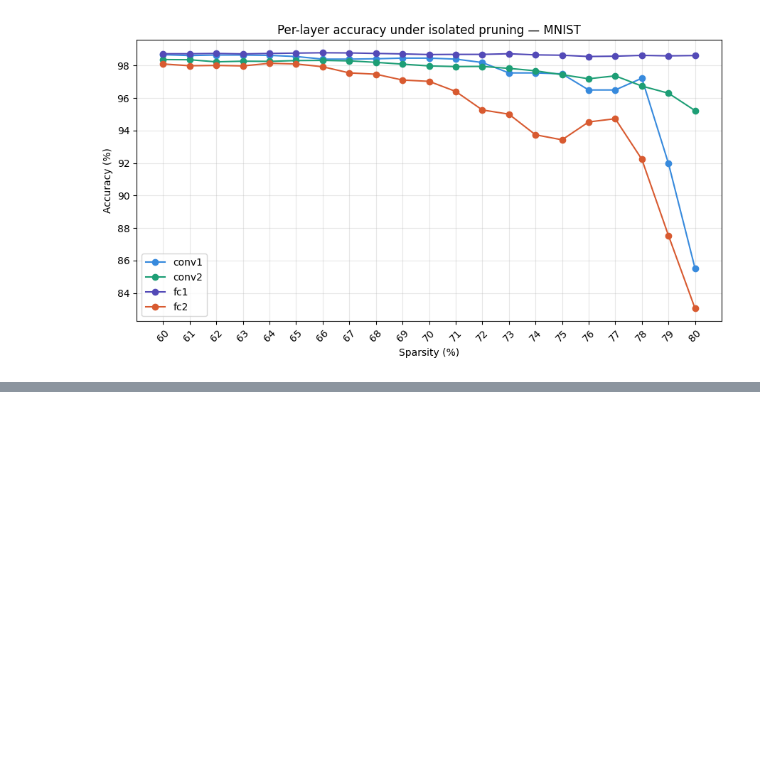
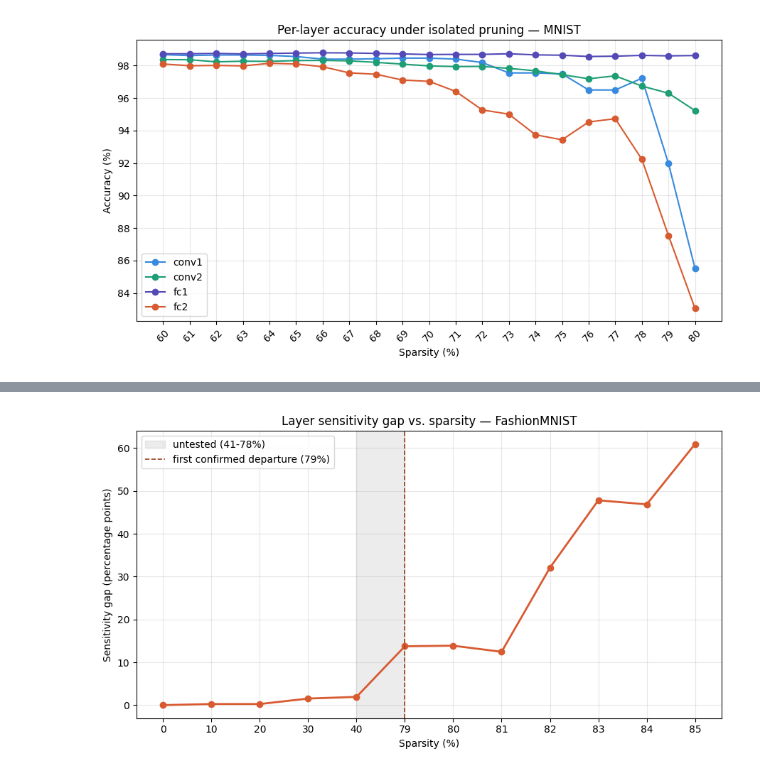
Before and after one commit to HafsaParker/tinyml-pruning-study, a Jupyter notebook: 04_layer_sensitivity_checkpoints.ipynb, the cells around one changed output, grey strips where cells are left out. Saved outputs shown, nothing was run; the diff lists cells and outputs as text; code cells hidden in the pictures; blank space fills up the shorter version.

```diff
--- a/04_layer_sensitivity_checkpoints.ipynb
+++ b/04_layer_sensitivity_checkpoints.ipynb
@@ -232,0 +350,3 @@ fig.show()
+# %%
+checkpoints_fashion = [0.00, 0.10, 0.20, 0.30, 0.40,
+                       0.79, 0.80, 0.81, 0.82, 0.83, 0.84, 0.85]
@@ -232,0 +454,21 @@ fig.show()
+# %%
+plt.figure(figsize=(9, 5))
+plt.plot(x_pos, gaps_fashion, marker='o', color='#D85A30', linewidth=2)
+
+# Shade the untested zone (between checkpoint 40% and 79%) to flag the blind spot
+plt.axvspan(4, 5, color='gray', alpha=0.15, label='untested (41-78%)')
+
+# Mark first confirmed departure from baseline — not necessarily where it actually started
+plt.axvline(5, color='#993C1D', linestyle='--', linewidth=1.2, label='first confirmed departure (79%)')
+
+plt.xticks(x_pos, x_labels)
+plt.xlabel('Sparsity (%)')
+plt.ylabel('Sensitivity gap (percentage points)')
+plt.title('Layer sensitivity gap vs. sparsity — FashionMNIST')
+plt.legend()
+plt.grid(True, alpha=0.3)
+plt.tight_layout()
+plt.savefig('layer_sensitivity_gap_fashion_full.png', dpi=150, bbox_inches='tight')
+plt.show()
+# %% [output]
+[figure, added]
```
Also changed, not shown: parts of 19 cells of this notebook, 5 other files.
